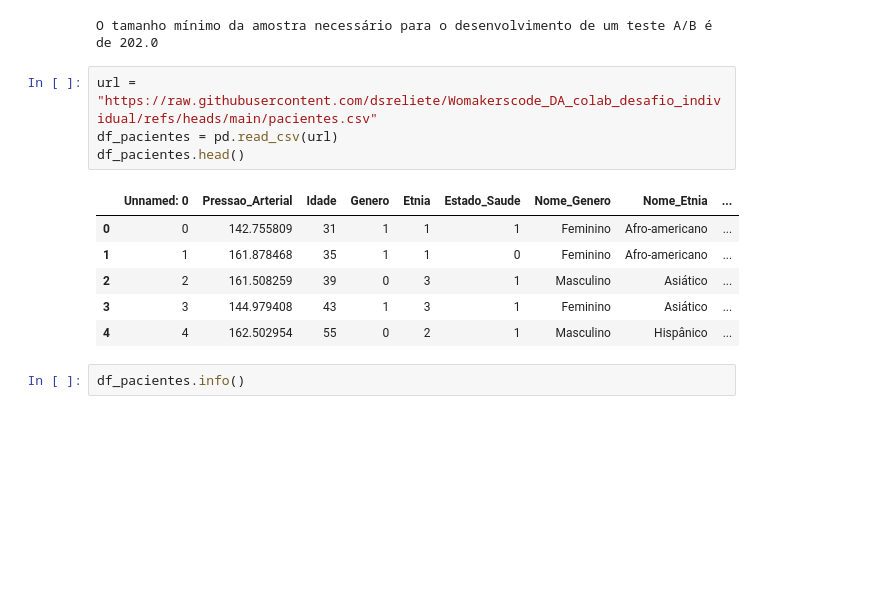
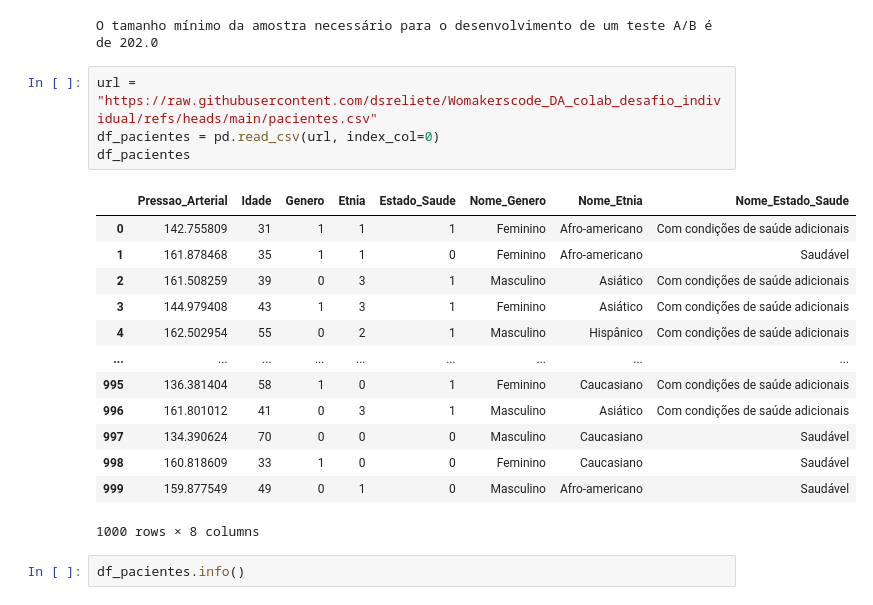
Before and after one commit to dsreliete/Womakerscode_DA_desafio_individual, a Jupyter notebook: DesafioIndividual5ElietedaSilvaRodrigues.ipynb, the cells around one changed output. Cells and saved outputs as stored; diff of their text form; blank space fills up the shorter version.

```diff
--- a/DesafioIndividual5ElietedaSilvaRodrigues.ipynb
+++ b/DesafioIndividual5ElietedaSilvaRodrigues.ipynb
@@ -75,15 +75,22 @@ print(f"O tamanho mínimo da amostra necessário para o desenvolvimento de um te
 O tamanho mínimo da amostra necessário para o desenvolvimento de um teste A/B é de 202.0
 # %%
 url = "https://raw.githubusercontent.com/dsreliete/Womakerscode_DA_colab_desafio_individual/refs/heads/main/pacientes.csv"
-df_pacientes = pd.read_csv(url)
-df_pacientes.head()
+df_pacientes = pd.read_csv(url, index_col=0)
+df_pacientes
 # %% [output]
-|  | Unnamed: 0 | Pressao_Arterial | Idade | Genero | Etnia | Estado_Saude | Nome_Genero | Nome_Etnia | ... |
-| 0 | 0 | 142.755809 | 31 | 1 | 1 | 1 | Feminino | Afro-americano | ... |
-| 1 | 1 | 161.878468 | 35 | 1 | 1 | 0 | Feminino | Afro-americano | ... |
-| 2 | 2 | 161.508259 | 39 | 0 | 3 | 1 | Masculino | Asiático | ... |
-| 3 | 3 | 144.979408 | 43 | 1 | 3 | 1 | Feminino | Asiático | ... |
-| 4 | 4 | 162.502954 | 55 | 0 | 2 | 1 | Masculino | Hispânico | ... |
+|  | Pressao_Arterial | Idade | Genero | Etnia | Estado_Saude | Nome_Genero | Nome_Etnia | Nome_Estado_Saude |
+| 0 | 142.755809 | 31 | 1 | 1 | 1 | Feminino | Afro-americano | Com condições de saúde adicionais |
+| 1 | 161.878468 | 35 | 1 | 1 | 0 | Feminino | Afro-americano | Saudável |
+| 2 | 161.508259 | 39 | 0 | 3 | 1 | Masculino | Asiático | Com condições de saúde adicionais |
+| 3 | 144.979408 | 43 | 1 | 3 | 1 | Feminino | Asiático | Com condições de saúde adicionais |
+| 4 | 162.502954 | 55 | 0 | 2 | 1 | Masculino | Hispânico | Com condições de saúde adicionais |
+| ... | ... | ... | ... | ... | ... | ... | ... | ... |
+| 995 | 136.381404 | 58 | 1 | 0 | 1 | Feminino | Caucasiano | Com condições de saúde adicionais |
+| 996 | 161.801012 | 41 | 0 | 3 | 1 | Masculino | Asiático | Com condições de saúde adicionais |
+| 997 | 134.390624 | 70 | 0 | 0 | 0 | Masculino | Caucasiano | Saudável |
+| 998 | 160.818609 | 33 | 1 | 0 | 0 | Feminino | Caucasiano | Saudável |
+| 999 | 159.877549 | 49 | 0 | 1 | 0 | Masculino | Afro-americano | Saudável |
+1000 rows × 8 columns
 # %%
 df_pacientes.info()
 # %% [output]
```
Also changed, not shown: parts of 2 cells of this notebook.
